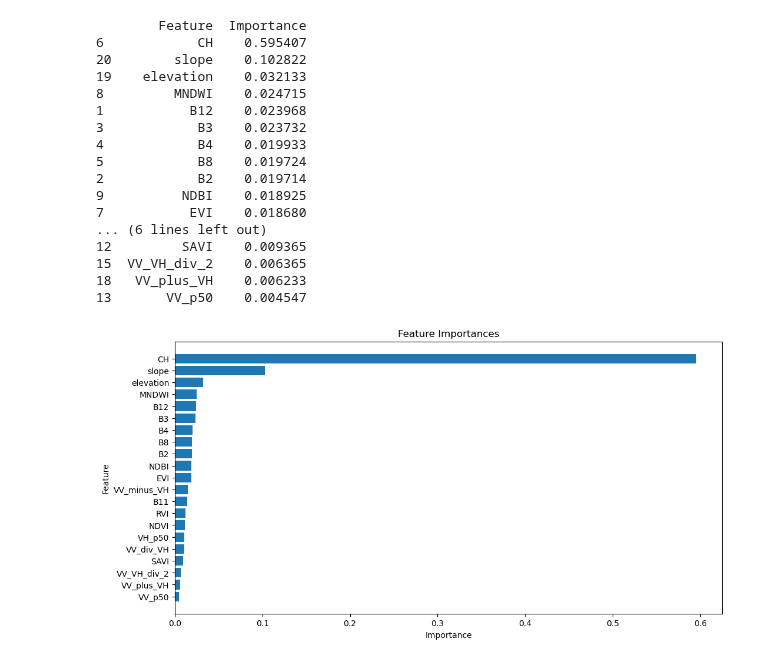
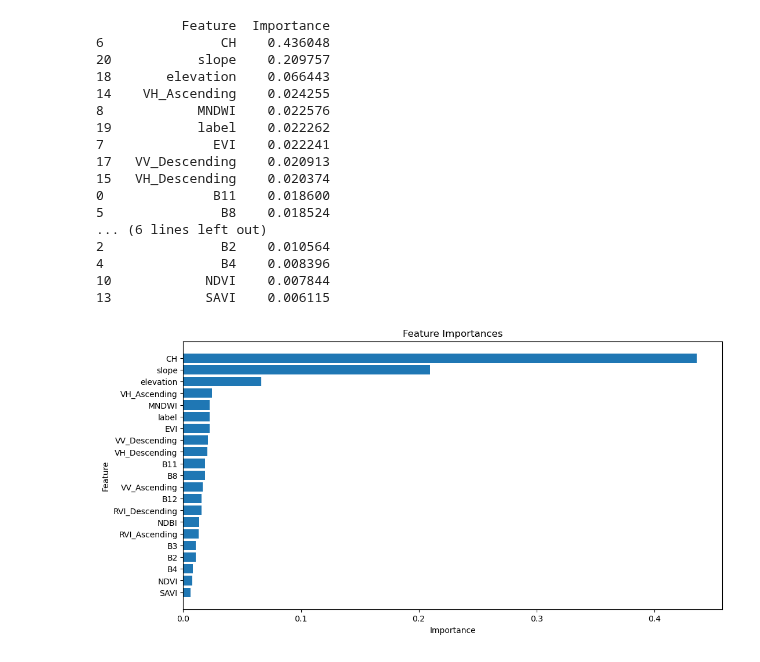
Before and after one commit to FacuBoladeras/BiomassEstimate, a Jupyter notebook: Notebooks/ModelGEE.ipynb, the cells around one changed output. Saved outputs shown, nothing was run; the diff lists cells and outputs as text; code cells hidden in the pictures.

```diff
--- a/Notebooks/ModelGEE.ipynb
+++ b/Notebooks/ModelGEE.ipynb
@@ -69,7 +69,7 @@ def combine_csv_files(folder_path):
     return combined_df
 
 # Ejemplo de uso
-folder_path_2019 = 'C://Users//Facu//Downloads//EE_malawi_2019_S1-A'
+folder_path_2019 = 'C://Users//Facu//Downloads//EE_malawi2020-pruebas'
 combined_df = combine_csv_files(folder_path_2019)
 # %%
 combined_df['threshold'] = (combined_df['agbd_se'] / combined_df['agbd']) * 100
@@ -174,7 +174,7 @@ memory usage: 284.6+ KB
 def drop_columns(df, columns_to_drop):
     return df.drop(columns=columns_to_drop)
 
-columns_to_drop = ['threshold', 'agbd_se','label','.geo','system:index']
+columns_to_drop = ['threshold', 'agbd_se','.geo','system:index']
 df_modified = drop_columns(df_nuevo, columns_to_drop)
 df_modified.info()
 # %% [output]
@@ -206,10 +206,11 @@ print(features)
 # %%
-feature_names =  ['agbd','B11', 'B12', 'B2', 'B3', 'B4', 'B8', 'CH', 'EVI', 'HH', 'HH_HV_div_2', 'HH_div_HV', 'HH_minus_HV', 'HH_plus_HV', 'HV', 'MNDWI', 'NDBI', 'NDVI', 'RVI', 'RVI_palsar', 'SAVI', 'VH', 'VV', 'VV_VH_div_2', 'VV_div_VH', 'VV_minus_VH', 'VV_plus_VH', 'elevation', 'slope']
-# feature_names_s2_palsar =  ['agbd','B11', 'B12', 'B2', 'B3', 'B4', 'B8', 'CH', 'EVI', 'HH', 'HH_HV_div_2', 'HH_div_HV', 'HH_minus_HV', 'HH_plus_HV', 'HV', 'MNDWI', 'NDBI', 'NDVI', 'RVI_palsar', 'SAVI', 'elevation', 'slope']
-feature_names_s2_s1 =  ['agbd','B11', 'B12', 'B2', 'B3', 'B4', 'B8', 'CH', 'EVI', 'MNDWI', 'NDBI', 'NDVI', 'RVI', 'SAVI', 'VV_p50', 'VH_p50', 'VV_VH_div_2', 'VV_div_VH', 'VV_minus_VH', 'VV_plus_VH', 'elevation', 'slope']
+feature_names =  ['B11', 'B12', 'B2', 'B3', 'B4', 'B8', 'CH', 'EVI', 'MNDWI', 'NDBI', 'NDVI', 'RVI_Ascending', 'RVI_AscendingdB', 'RVI_Descending', 'RVI_DescendingdB', 'SAVI', 'VH_Ascending', 'VH_Ascending_dB', 'VH_Descending', 'VH_Descending_dB', 'VV_Ascending', 'VV_Ascending_dB', 'VV_Descending', 'VV_Descending_dB', 'elevation', 'label', 'slope']
+
+# # feature_names_s2_palsar =  ['agbd','B11', 'B12', 'B2', 'B3', 'B4', 'B8', 'CH', 'EVI', 'HH', 'HH_HV_div_2', 'HH_div_HV', 'HH_minus_HV', 'HH_plus_HV', 'HV', 'MNDWI', 'NDBI', 'NDVI', 'RVI_palsar', 'SAVI', 'elevation', 'slope']
+feature_names_s2_s1 =  ['B11', 'B12', 'B2', 'B3', 'B4', 'B8', 'CH', 'EVI', 'MNDWI', 'NDBI', 'NDVI', 'RVI_Descending','RVI_Ascending', 'SAVI', 'VH_Ascending', 'VH_Descending','VV_Ascending', 'VV_Descending' ,'elevation', 'label', 'slope', 'agbd']
 
 
-# df_s2_palsar = df_modified[feature_names_s2_palsar]
+# # df_s2_palsar = df_modified[feature_names_s2_palsar]
 df_s2_s1 = df_modified[feature_names_s2_s1]
 # %%
 # Separar la variable objetivo 'agbd'
@@ -278,6 +281,6 @@ R^2 Score: 0.597103523605125
 # %%
 import numpy as np
-rf = RandomForestRegressor(bootstrap= True, max_depth= 20, min_samples_leaf= 1, min_samples_split= 2, n_estimators= 100, random_state=42)
+rf = RandomForestRegressor(bootstrap= True, max_depth= 10, min_samples_leaf= 1, min_samples_split= 2, n_estimators= 100, random_state=42)
 
 
 rf.fit(X_train, y_train)
@@ -331,46 +334,46 @@ plt.show()
 # %%
 import matplotlib.pyplot as plt
 # Obtener la importancia de las características
-feature_importances = best_rf.feature_importances_
+feature_importances = rf.feature_importances_
 
 # Crear un DataFrame para organizar las importancias de las características
 feature_importances_df = pd.DataFrame({
     'Feature': X_train.columns,
     'Importance': feature_importances
 })
 
 # Ordenar el DataFrame por importancia
 feature_importances_df = feature_importances_df.sort_values(by='Importance', ascending=False)
 
 # Mostrar las importancias de las características
 print(feature_importances_df)
 
 # Graficar las importancias de las características
 plt.figure(figsize=(12, 6))
 plt.barh(feature_importances_df['Feature'], feature_importances_df['Importance'])
 plt.xlabel('Importance')
 plt.ylabel('Feature')
 plt.title('Feature Importances')
 plt.gca().invert_yaxis()
 plt.show()
 # %% [output]
-        Feature  Importance
-6            CH    0.595407
-20        slope    0.102822
-19    elevation    0.032133
-8         MNDWI    0.024715
-1           B12    0.023968
-3            B3    0.023732
-4            B4    0.019933
-5            B8    0.019724
-2            B2    0.019714
-9          NDBI    0.018925
-7           EVI    0.018680
+           Feature  Importance
+6               CH    0.436048
+20           slope    0.209757
+18       elevation    0.066443
+14    VH_Ascending    0.024255
+8            MNDWI    0.022576
+19           label    0.022262
+7              EVI    0.022241
+17   VV_Descending    0.020913
+15   VH_Descending    0.020374
+0              B11    0.018600
+5               B8    0.018524
 ... (6 lines left out)
-12         SAVI    0.009365
-15  VV_VH_div_2    0.006365
-18   VV_plus_VH    0.006233
-13       VV_p50    0.004547
+2               B2    0.010564
+4               B4    0.008396
+10            NDVI    0.007844
+13            SAVI    0.006115
-[figure, old version]
+[figure, new version]
 # %%
 # this function also works with the ensemble.ExtraTrees estimator
```
Also changed, not shown: parts of 14 cells of this notebook, 7 other files.
